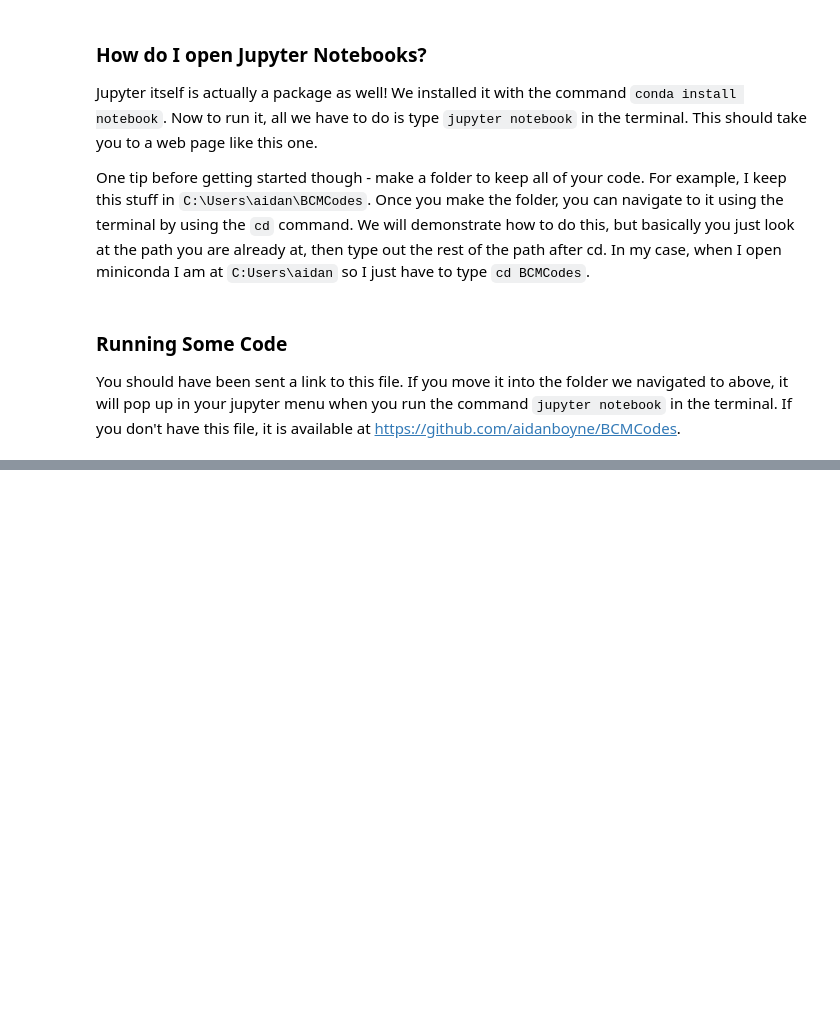
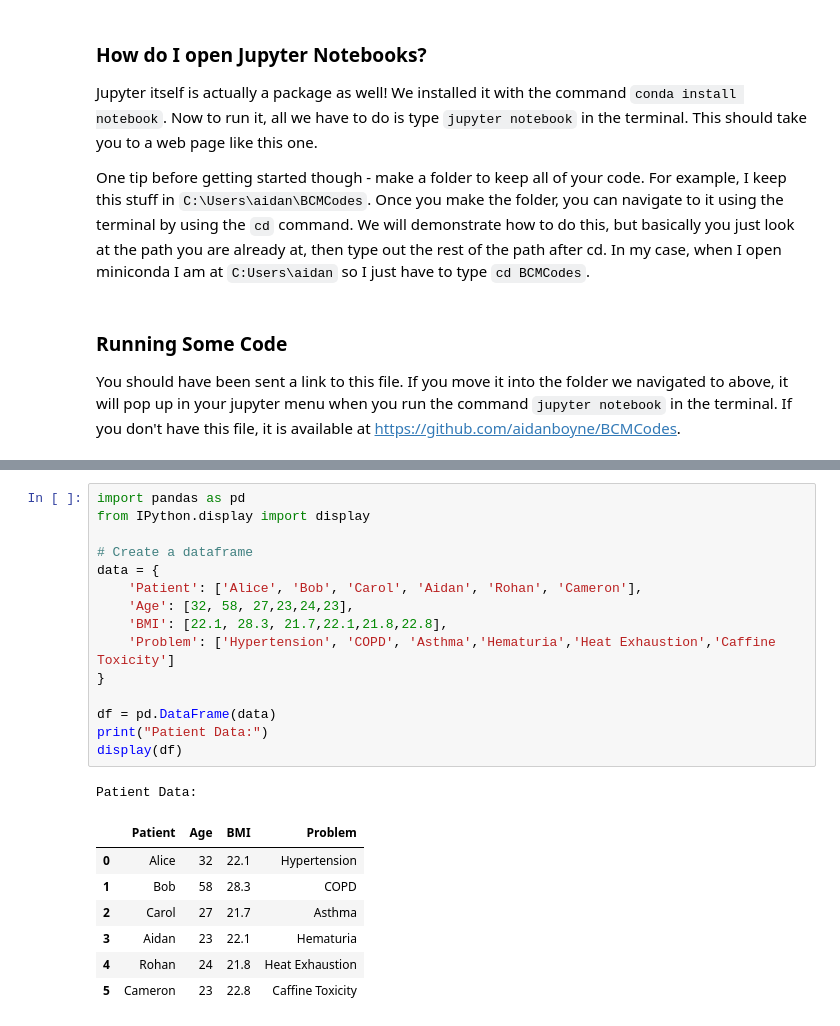
Before and after one commit to aidanboyne/BCMCodes, a Jupyter notebook: GettingStarted.ipynb, the cells around one changed output, grey strips where cells are left out. Drawn from its saved outputs; the diff is of its cells as text; blank space fills up the shorter version.

```diff
--- a/GettingStarted.ipynb
+++ b/GettingStarted.ipynb
@@ -32,0 +166,24 @@ You should have been sent a link to this file. If you move it into the folder we
+# %%
+import pandas as pd
+from IPython.display import display
+
+# Create a dataframe
+data = {
+    'Patient': ['Alice', 'Bob', 'Carol', 'Aidan', 'Rohan', 'Cameron'],
+    'Age': [32, 58, 27,23,24,23],
+    'BMI': [22.1, 28.3, 21.7,22.1,21.8,22.8],
+    'Problem': ['Hypertension', 'COPD', 'Asthma','Hematuria','Heat Exhaustion','Caffine Toxicity']
+}
+
+df = pd.DataFrame(data)
+print("Patient Data:")
+display(df)
+# %% [output]
+Patient Data:
+|  | Patient | Age | BMI | Problem |
+| 0 | Alice | 32 | 22.1 | Hypertension |
+| 1 | Bob | 58 | 28.3 | COPD |
+| 2 | Carol | 27 | 21.7 | Asthma |
+| 3 | Aidan | 23 | 22.1 | Hematuria |
+| 4 | Rohan | 24 | 21.8 | Heat Exhaustion |
+| 5 | Cameron | 23 | 22.8 | Caffine Toxicity |
```
Also changed, not shown: parts of 28 cells of this notebook, 1 other file.
